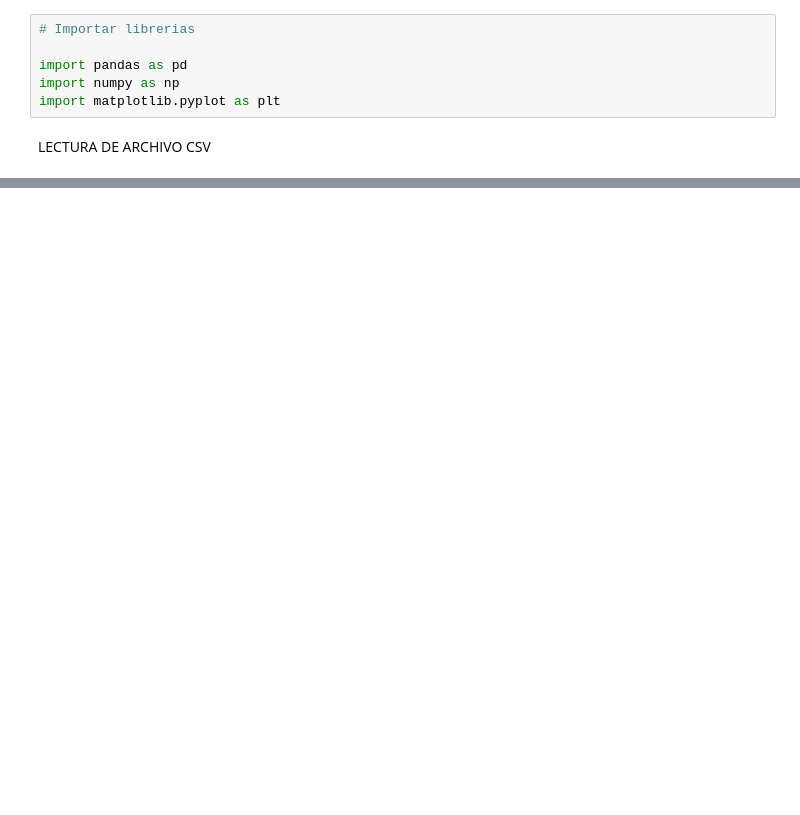
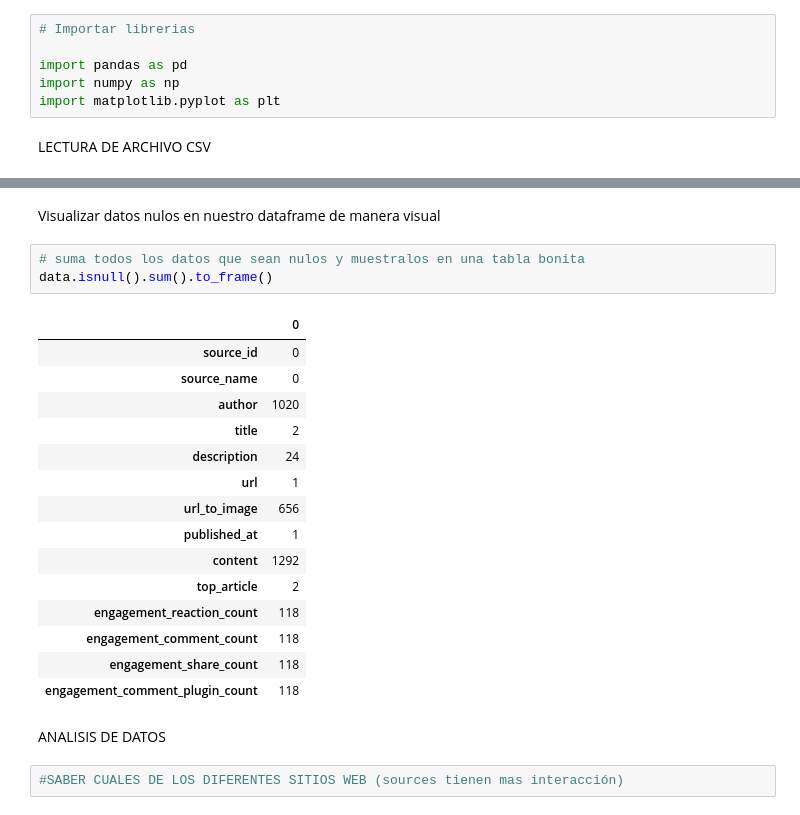
Before and after one commit to Juan1Barajas/Clase-06, a Jupyter notebook: 03_articles.ipynb, the cells around one changed output, grey strips where cells are left out. Drawn from its saved outputs; the diff is of its cells as text; blank space fills up the shorter version.

```diff
--- a/03_articles.ipynb
+++ b/03_articles.ipynb
@@ -20,0 +49,25 @@ data.head()
+# %% [markdown]
+Visualizar datos nulos en nuestro dataframe de manera visual
+# %%
+# suma todos los datos que sean nulos y muestralos en una tabla bonita
+data.isnull().sum().to_frame()
+# %% [output]
+|  | 0 |
+| source_id | 0 |
+| source_name | 0 |
+| author | 1020 |
+| title | 2 |
+| description | 24 |
+| url | 1 |
+| url_to_image | 656 |
+| published_at | 1 |
+| content | 1292 |
+| top_article | 2 |
+| engagement_reaction_count | 118 |
+| engagement_comment_count | 118 |
+| engagement_share_count | 118 |
+| engagement_comment_plugin_count | 118 |
+# %% [markdown]
+ANALISIS DE DATOS
+# %%
+#SABER CUALES DE LOS DIFERENTES SITIOS WEB (sources tienen mas interacción)
```
Also changed, not shown: parts of 13 cells of this notebook.
